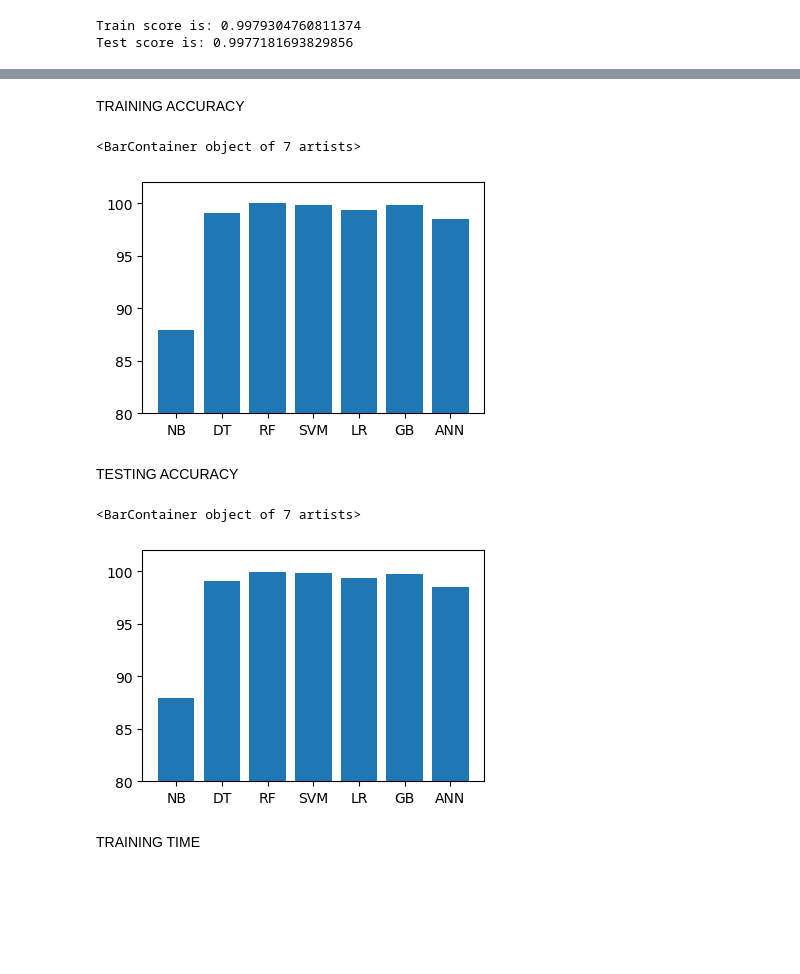
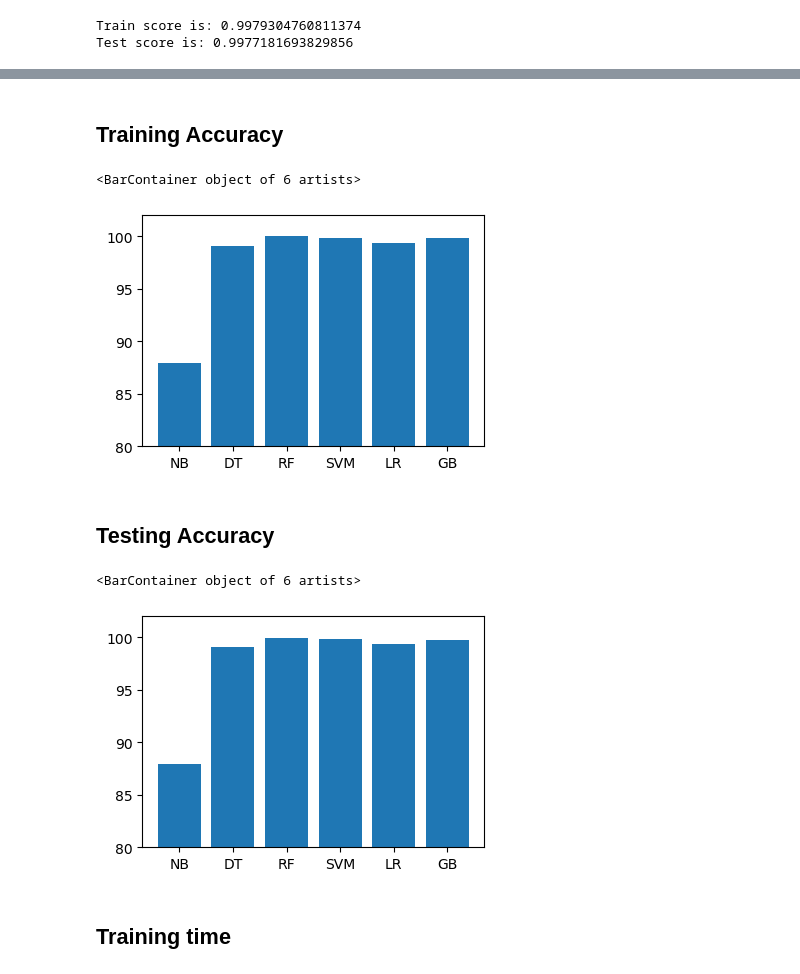
Before and after one commit to Harmehar-kaur/Intrusion-Detection-System, a Jupyter notebook: main.ipynb, the cells around one changed output, grey strips where cells are left out. Drawn from its saved outputs; the diff is of its cells as text; code cells hidden in the pictures; blank space fills up the shorter version.

```diff
--- a/main.ipynb
+++ b/main.ipynb
@@ -792,13 +747,13 @@ accuracy_score(Y_test,Y_test_pred7)
-# %% [markdown]
-TRAINING ACCURACY
+# %% [markdown]
+## Training Accuracy
 # %%
-names = ['NB','DT','RF','SVM','LR','GB','ANN']
-values = [87.951,99.058,99.997,99.875,99.352,99.793,98.485]
+names = ['NB','DT','RF','SVM','LR','GB']
+values = [87.951,99.058,99.997,99.875,99.352,99.793]
 f = plt.figure(figsize=(15,3),num=10)
 plt.subplot(131)
 plt.ylim(80,102)
 plt.bar(names,values)
 # %% [output]
-<BarContainer object of 7 artists>
+<BarContainer object of 6 artists>
-[figure, old version]
+[figure, new version]
 # %%
@@ -806,13 +761,13 @@ f.savefig('training_accuracy_figure.png',bbox_inches='tight')
-# %% [markdown]
-TESTING ACCURACY
+# %% [markdown]
+## Testing Accuracy
 # %%
-names = ['NB','DT','RF','SVM','LR','GB','ANN']
-values = [87.903,99.052,99.969,99.879,99.352,99.771,98.472]
+names = ['NB','DT','RF','SVM','LR','GB']
+values = [87.903,99.052,99.969,99.879,99.352,99.771]
 f = plt.figure(figsize=(15,3),num=10)
 plt.subplot(131)
 plt.ylim(80,102)
 plt.bar(names,values)
 # %% [output]
-<BarContainer object of 7 artists>
+<BarContainer object of 6 artists>
-[figure, old version]
+[figure, new version]
 # %%
@@ -820,3 +775,3 @@ f.savefig('test_accuracy_figure.png',bbox_inches='tight')
-# %% [markdown]
-TRAINING TIME
+# %% [markdown]
+## Training time
 # %%
```
Also changed, not shown: parts of 89 cells of this notebook, 4 other files.
